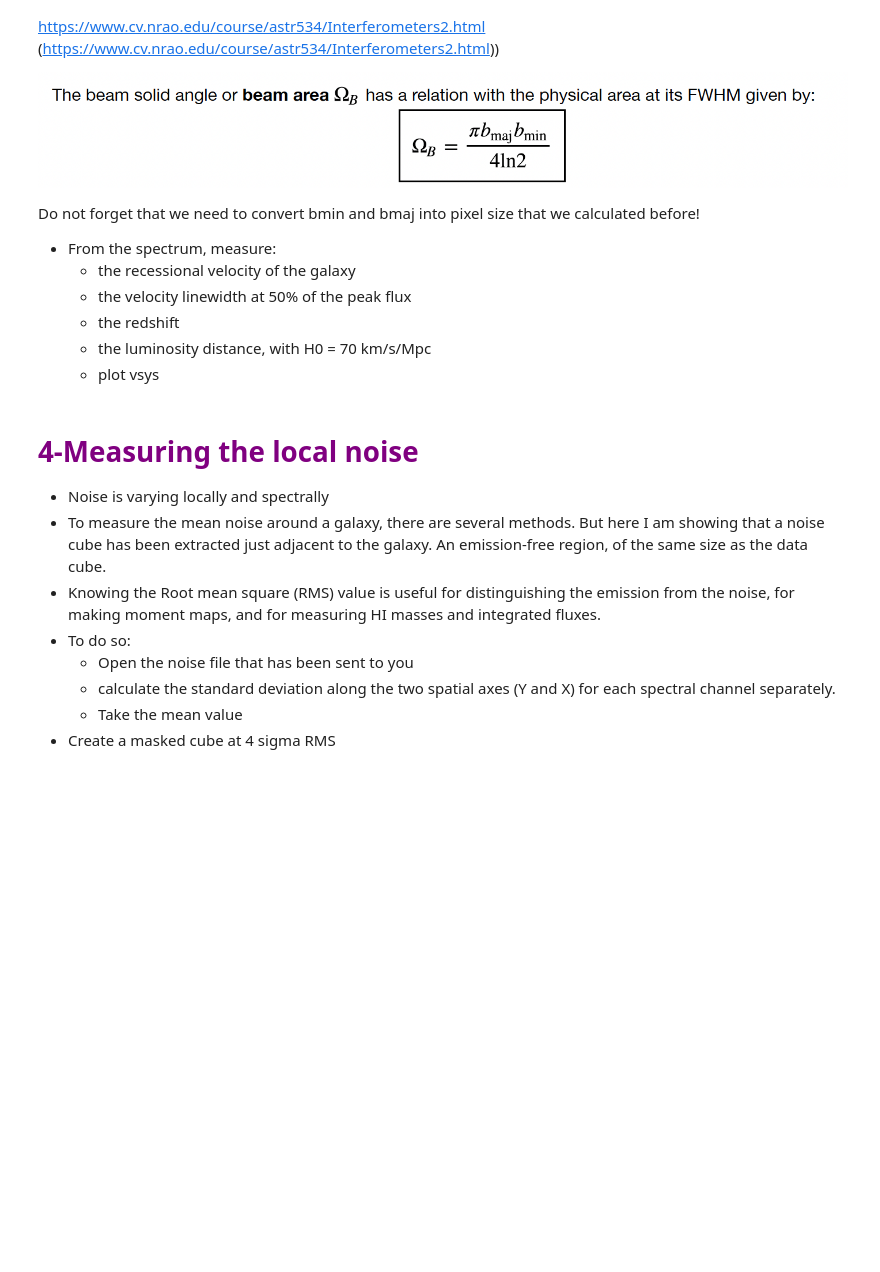
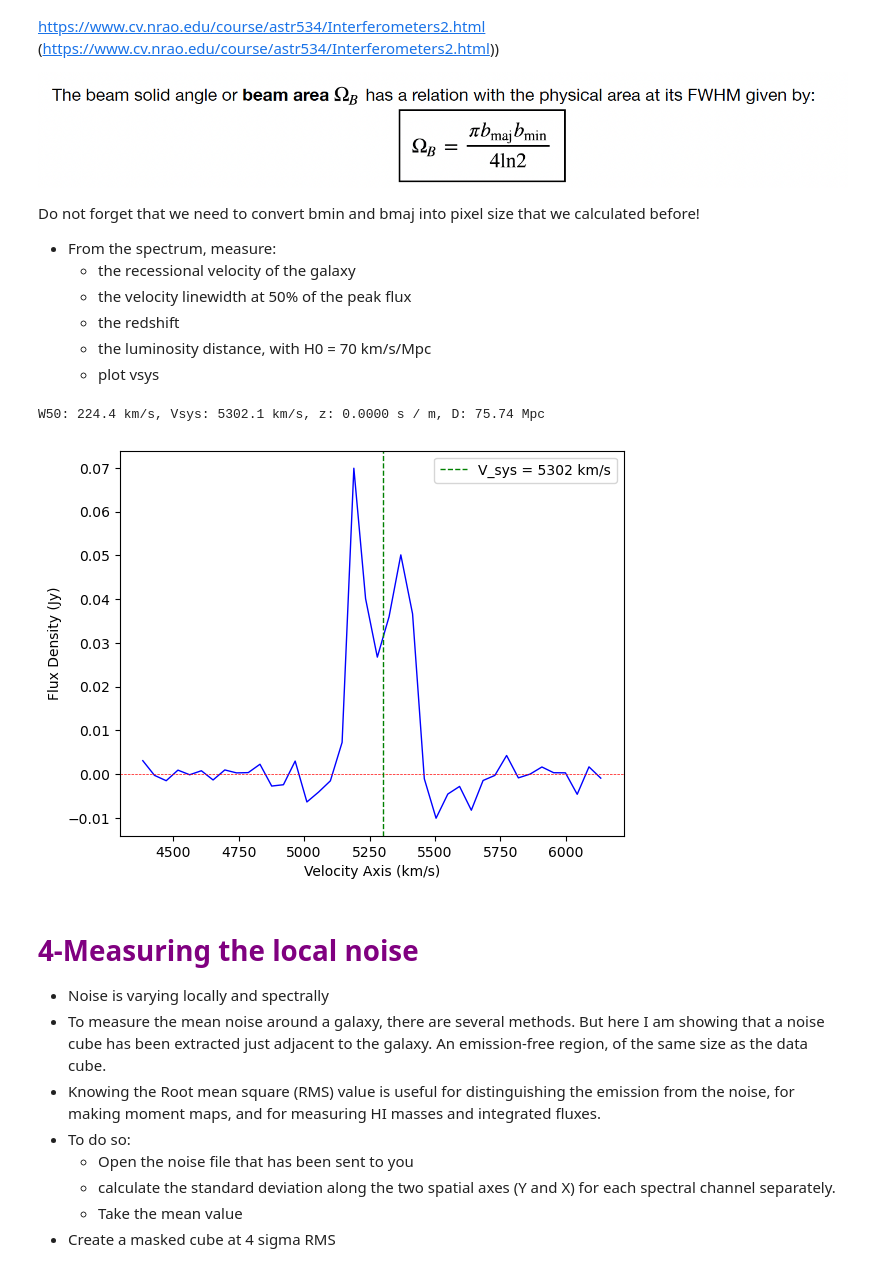
Before and after one commit to h33rman/astro_skills, a Jupyter notebook: june_2025/Tutorial_materials/Exercise_intro_HI.ipynb, the cells around one changed output. Drawn from its saved outputs; the diff is of its cells as text; code cells hidden in the pictures; blank space fills up the shorter version.

```diff
--- a/june_2025/Tutorial_materials/Exercise_intro_HI.ipynb
+++ b/june_2025/Tutorial_materials/Exercise_intro_HI.ipynb
@@ -158,5 +261,7 @@ cube3D.beam
 # %%
-bmaj = header['...']*x
-bmin = header['...']*x
-bpa = header['...']
+# # Print BEAM params manually
+ARCSEC_UNIT = 60 * 60
+bmaj = header['BMAJ'] * ARCSEC_UNIT
+bmin = header['BMIN'] * ARCSEC_UNIT
+bpa = header['BPA']
 print(f'Beam:BMAJ={bmaj*u.arcsec} BMIN={bmin*u.arcsec} BPA={bpa*u.deg}')
@@ -210,49 +323,58 @@ channel_width = abs(cdelt3) #take the positive value of your channel width
 pix = abs(cdelt2)*3600 #Measure pixel size in arcseconds
 
 # TODO: Get the spectral axis from your cube (Use SpectralCube.spectral_axis)
-vel_axis = cube3D.XXXXX.to(u.km/u.s)
+vel_axis = cube3D.spectral_axis.to(u.km/u.s)
 
 #flux density values in Jy/beam
 # HINT: Sum over the spatial axes of the data cube [Z, Y, X]
-flux_jy_beam = cube3D.sum(axis=(X,X)).value
+flux_jy_beam = cube3D.sum(axis=(1,2)).value
 
 #Beam area:
 FWHM = np.pi/(4*np.log(2))
-beam_area =  #arcsec^2 to pixel square
+beam_area = FWHM * (bmaj * bmin) / pix**2
 flux = flux_jy_beam / beam_area
 
-#Other useful parameters:
+# Other useful parameters:
 velocity = vel_axis.value
 # TODO: Define a threshold: 50% of the peak flux
-threshold =
+threshold = max(flux) / 2
+
 # TODO: Create a mask of where the flux is above the threshold
-mask =
-#Linewidth and systemic velocity
+mask = flux > threshold
+
+# Linewidth and systemic velocity
 w50 = abs(velocity[mask][-1] - velocity[mask][0])
 vsys = 0.5 * (velocity[mask][-1] + velocity[mask][0])
-#Redshift
-z =
 
+# Redshift
+# c = 299792458.0
+z = vsys / c #constant C
+c = 299792458.0
 # Assume Hubble flow for distance:
 H0 = 70  # km/s/Mpc
-D =   # Mpc
+D =  vsys / H0
 
 print(f"W50: {w50:.1f} km/s, Vsys: {vsys:.1f} km/s, z: {z:.4f}, D: {D:.2f} Mpc")
+# %% [output]
+W50: 224.4 km/s, Vsys: 5302.1 km/s, z: 0.0000 s / m, D: 75.74 Mpc
 # %%
 fig = plt.figure(figsize=(6.5,5.), dpi=100)
 # TODO: Plot the flux as a function of velocity, solid line with linewidth of 1, black color)
-plt.plot(________, ________, c='___', lw=__)
+plt.plot(vel_axis, flux, c='blue', lw=1)
+
 # TODO: Label the x- and y-axes
-plt.xlabel("___________________")
-plt.ylabel("___________________")
+plt.xlabel("Velocity Axis (km/s)")
+plt.ylabel("Flux Density (Jy)")
 # OPTIONAL: Add a horizontal line at y=0 to mark the baseline
-plt.axhline(y=___, c='___', lw=___, ls='___')
+plt.axhline(y=0, c='red', lw=0.5, ls='--')
 
 # TODO: Add a vertical line at the systemic velocity
 # Hint: use your calculated vsys variable
-plt.axvline(x=_______, c='___', lw=__, ls='___', label=f'V_sys = {vsys:.0f} km/s')
+plt.axvline(x=vsys, c='green', lw=1, ls='--', label=f'V_sys = {vsys:.0f} km/s')
 plt.legend(loc='best')
 plt.show()
+# %% [output]
+[figure, added]
 # %% [markdown]
 # <font color='purple'> 4-Measuring the local noise
 
```
Also changed, not shown: parts of 13 cells of this notebook, 2 other files.
